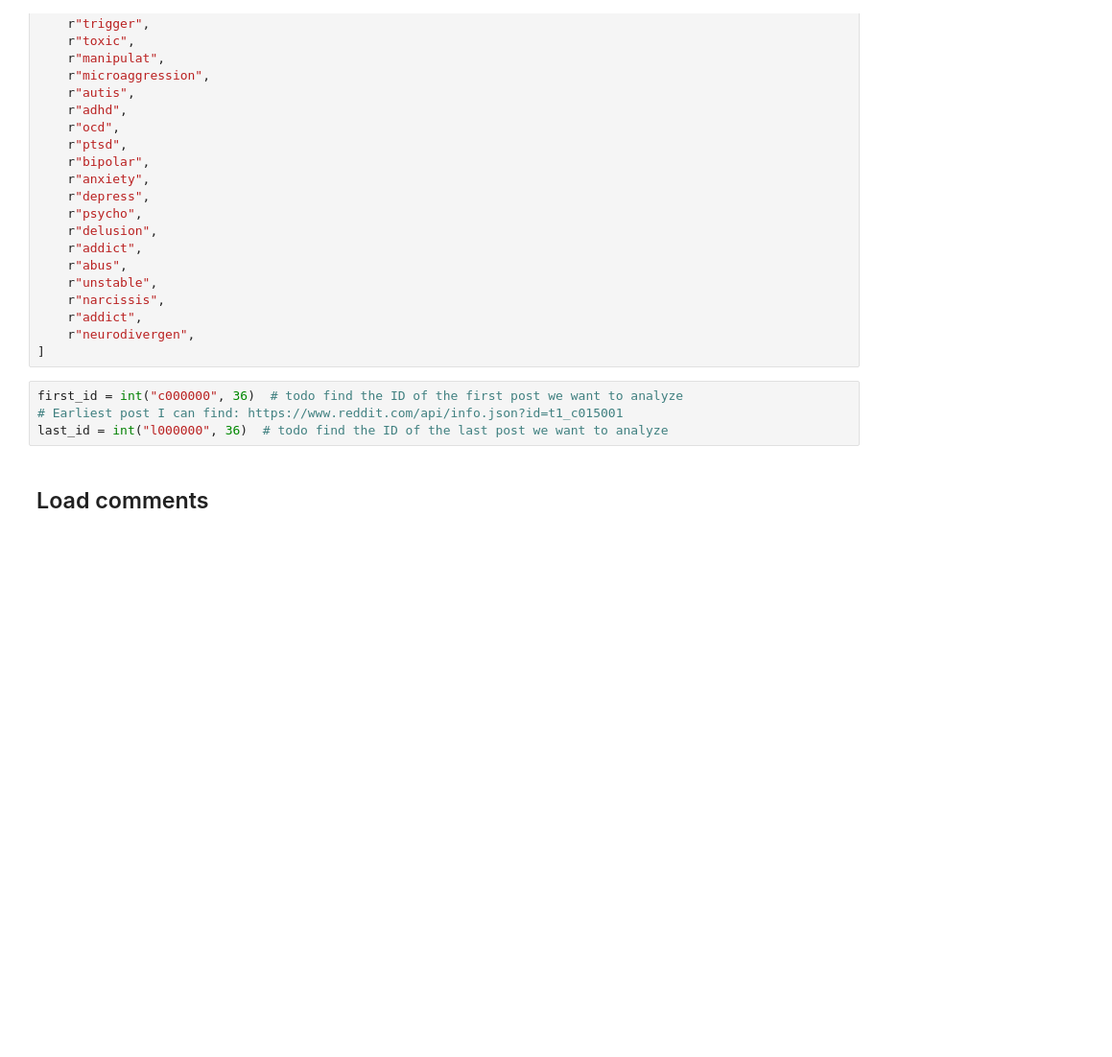
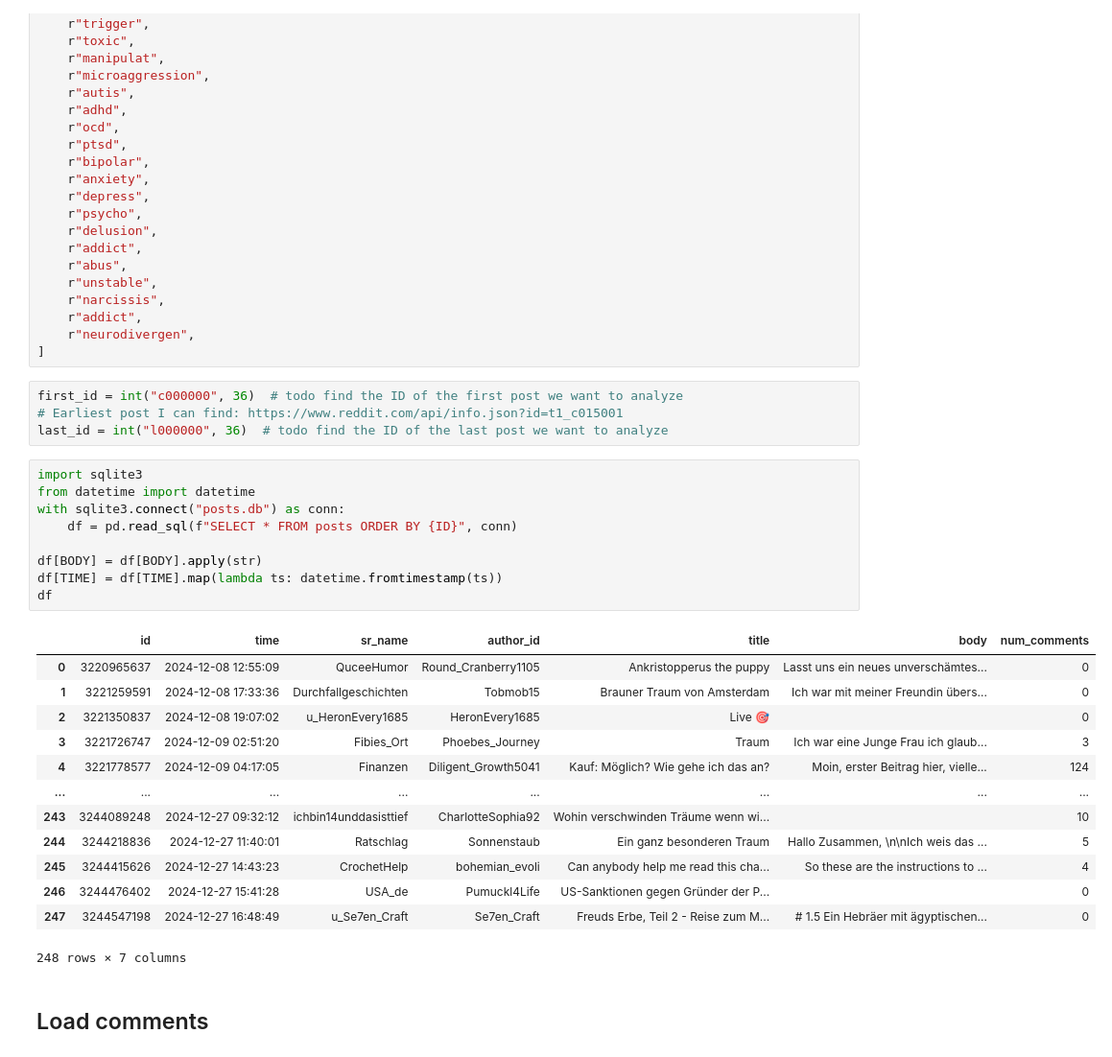
Before and after one commit to gems-cyberlang/cyberlang-learning, a Jupyter notebook: data-collection/praw-playground.ipynb, the cells around one changed output. Shown: that part at 96% size. Drawn from its saved outputs; the diff is of its cells as text; blank space fills up the shorter version.

```diff
--- a/data-collection/praw-playground.ipynb
+++ b/data-collection/praw-playground.ipynb
@@ -86,6 +86,29 @@ keywords = [
 first_id = int("c000000", 36)  # todo find the ID of the first post we want to analyze
 # Earliest post I can find: https://www.reddit.com/api/info.json?id=t1_c015001
 last_id = int("l000000", 36)  # todo find the ID of the last post we want to analyze
+# %%
+import sqlite3
+from datetime import datetime
+with sqlite3.connect("posts.db") as conn:
+    df = pd.read_sql(f"SELECT * FROM posts ORDER BY {ID}", conn)
+
+df[BODY] = df[BODY].apply(str)
+df[TIME] = df[TIME].map(lambda ts: datetime.fromtimestamp(ts))
+df
+# %% [output]
+|  | id | time | sr_name | author_id | title | body | num_comments |
+| 0 | 3220965637 | 2024-12-08 12:55:09 | QuceeHumor | Round_Cranberry1105 | Ankristopperus the puppy | Lasst uns ein neues unverschämtes... | 0 |
+| 1 | 3221259591 | 2024-12-08 17:33:36 | Durchfallgeschichten | Tobmob15 | Brauner Traum von Amsterdam | Ich war mit meiner Freundin übers... | 0 |
+| 2 | 3221350837 | 2024-12-08 19:07:02 | u_HeronEvery1685 | HeronEvery1685 | Live 🎯 |  | 0 |
+| 3 | 3221726747 | 2024-12-09 02:51:20 | Fibies_Ort | Phoebes_Journey | Traum | Ich war eine Junge Frau ich glaub... | 3 |
+| 4 | 3221778577 | 2024-12-09 04:17:05 | Finanzen | Diligent_Growth5041 | Kauf: Möglich? Wie gehe ich das an? | Moin, erster Beitrag hier, vielle... | 124 |
+| ... | ... | ... | ... | ... | ... | ... | ... |
+| 243 | 3244089248 | 2024-12-27 09:32:12 | ichbin14unddasisttief | CharlotteSophia92 | Wohin verschwinden Träume wenn wi... |  | 10 |
+| 244 | 3244218836 | 2024-12-27 11:40:01 | Ratschlag | Sonnenstaub | Ein ganz besonderen Traum | Hallo Zusammen, \n\nIch weis das ... | 5 |
+| 245 | 3244415626 | 2024-12-27 14:43:23 | CrochetHelp | bohemian_evoli | Can anybody help me read this cha... | So these are the instructions to ... | 4 |
+| 246 | 3244476402 | 2024-12-27 15:41:28 | USA_de | Pumuckl4Life | US-Sanktionen gegen Gründer der P... |  | 0 |
+| 247 | 3244547198 | 2024-12-27 16:48:49 | u_Se7en_Craft | Se7en_Craft | Freuds Erbe, Teil 2 - Reise zum M... | # 1.5 Ein Hebräer mit ägyptischen... | 0 |
+248 rows × 7 columns
 # %% [markdown]
 ## Load comments
 # %%
```
Also changed, not shown: parts of 11 cells of this notebook, 3 other files.
